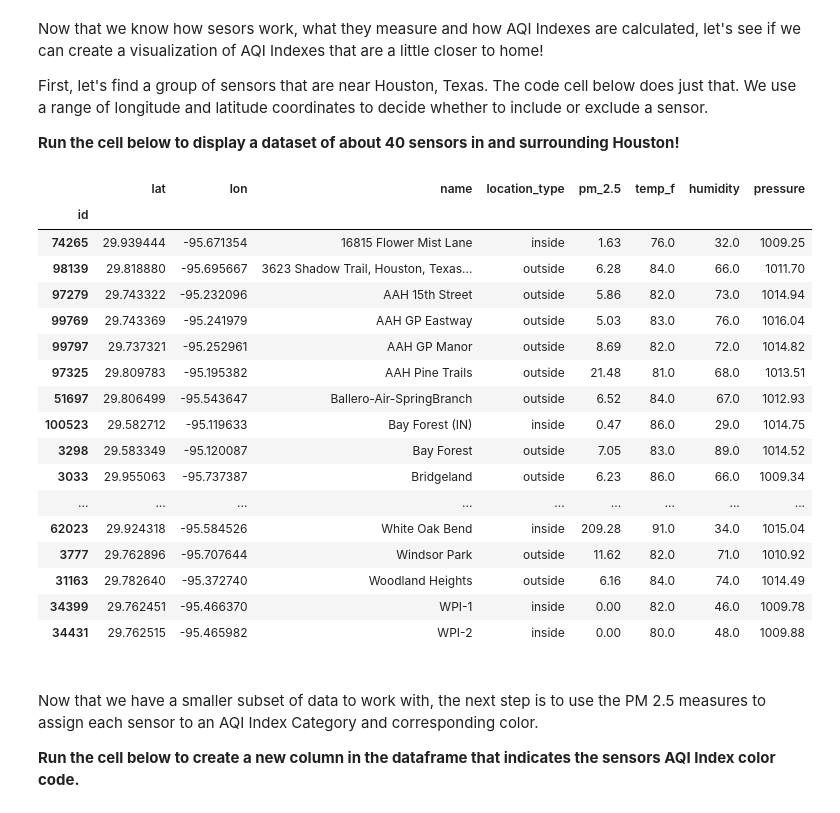
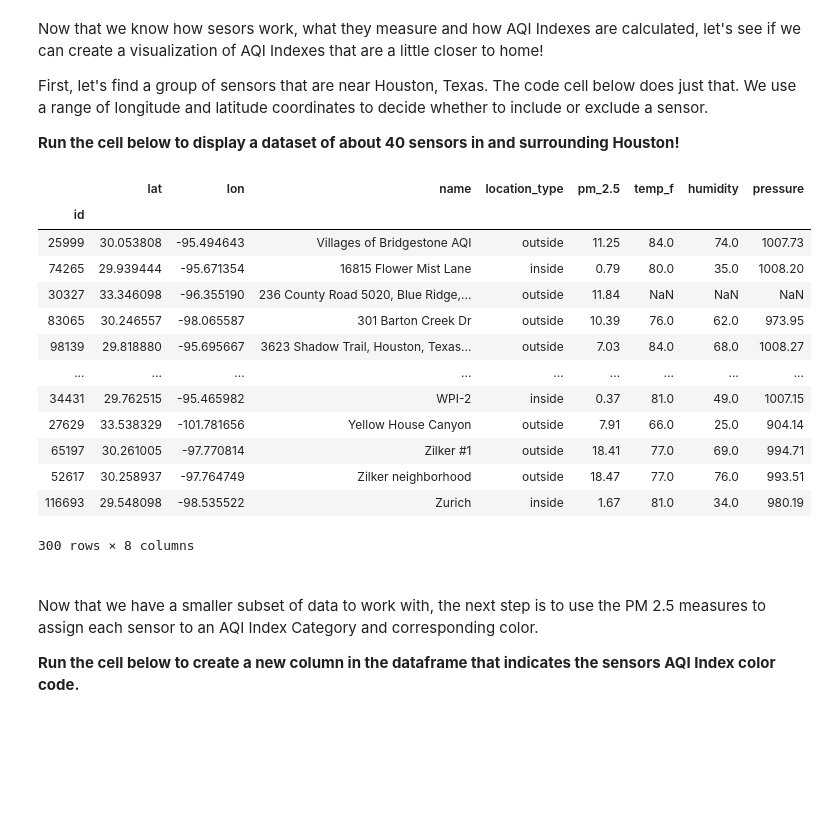
Before and after one commit to ds-modules/air-quality, a Jupyter notebook: Texas_AQI_no_code.ipynb, the cells around one changed output. Saved outputs shown, nothing was run; the diff lists cells and outputs as text; code cells hidden in the pictures; blank space fills up the shorter version.

```diff
--- a/Texas_AQI_no_code.ipynb
+++ b/Texas_AQI_no_code.ipynb
@@ -387,30 +260,24 @@ First, let's find a group of sensors that are near Houston, Texas. The code cell
 
 **Run the cell below to display a dataset of about 40 sensors in and surrounding Houston!**
 # %%
-## Houston, TX - Lat: 29.7604 / Lon: -95.3698
-
-houston_data = df.loc[(df["lat"] >= 29) & (df["lat"] <= 30) & (df["lon"] >= -96) & (df["lon"] <= -94)]
-houston_data = houston_data[["lat", "lon", "name", "location_type", "pm_2.5", "temp_f", "humidity", "pressure"]]
-houston_data
+TX_data = df.loc[(df["lat"] >= 25.9) & (df["lat"] <= 34.1) & (df["lon"] >= -104.9) & (df["lon"] <= -93.1)]
+TX_data = TX_data[["lat", "lon", "name", "location_type", "pm_2.5", "temp_f", "humidity", "pressure"]]
+TX_data
 # %% [output]
 |  | lat | lon | name | location_type | pm_2.5 | temp_f | humidity | pressure |
 | id |  |  |  |  |  |  |  |  |
-| 74265 | 29.939444 | -95.671354 | 16815 Flower Mist Lane | inside | 1.63 | 76.0 | 32.0 | 1009.25 |
-| 98139 | 29.818880 | -95.695667 | 3623 Shadow Trail, Houston, Texas... | outside | 6.28 | 84.0 | 66.0 | 1011.70 |
-| 97279 | 29.743322 | -95.232096 | AAH 15th Street | outside | 5.86 | 82.0 | 73.0 | 1014.94 |
-| 99769 | 29.743369 | -95.241979 | AAH GP Eastway | outside | 5.03 | 83.0 | 76.0 | 1016.04 |
-| 99797 | 29.737321 | -95.252961 | AAH GP Manor | outside | 8.69 | 82.0 | 72.0 | 1014.82 |
-| 97325 | 29.809783 | -95.195382 | AAH Pine Trails | outside | 21.48 | 81.0 | 68.0 | 1013.51 |
-| 51697 | 29.806499 | -95.543647 | Ballero-Air-SpringBranch | outside | 6.52 | 84.0 | 67.0 | 1012.93 |
-| 100523 | 29.582712 | -95.119633 | Bay Forest (IN) | inside | 0.47 | 86.0 | 29.0 | 1014.75 |
-| 3298 | 29.583349 | -95.120087 | Bay Forest | outside | 7.05 | 83.0 | 89.0 | 1014.52 |
-| 3033 | 29.955063 | -95.737387 | Bridgeland | outside | 6.23 | 86.0 | 66.0 | 1009.34 |
+| 25999 | 30.053808 | -95.494643 | Villages of Bridgestone AQI | outside | 11.25 | 84.0 | 74.0 | 1007.73 |
+| 74265 | 29.939444 | -95.671354 | 16815 Flower Mist Lane | inside | 0.79 | 80.0 | 35.0 | 1008.20 |
+| 30327 | 33.346098 | -96.355190 | 236 County Road 5020, Blue Ridge,... | outside | 11.84 | NaN | NaN | NaN |
+| 83065 | 30.246557 | -98.065587 | 301 Barton Creek Dr | outside | 10.39 | 76.0 | 62.0 | 973.95 |
+| 98139 | 29.818880 | -95.695667 | 3623 Shadow Trail, Houston, Texas... | outside | 7.03 | 84.0 | 68.0 | 1008.27 |
 | ... | ... | ... | ... | ... | ... | ... | ... | ... |
-| 62023 | 29.924318 | -95.584526 | White Oak Bend | inside | 209.28 | 91.0 | 34.0 | 1015.04 |
-| 3777 | 29.762896 | -95.707644 | Windsor Park | outside | 11.62 | 82.0 | 71.0 | 1010.92 |
-| 31163 | 29.782640 | -95.372740 | Woodland Heights | outside | 6.16 | 84.0 | 74.0 | 1014.49 |
-| 34399 | 29.762451 | -95.466370 | WPI-1 | inside | 0.00 | 82.0 | 46.0 | 1009.78 |
-| 34431 | 29.762515 | -95.465982 | WPI-2 | inside | 0.00 | 80.0 | 48.0 | 1009.88 |
+| 34431 | 29.762515 | -95.465982 | WPI-2 | inside | 0.37 | 81.0 | 49.0 | 1007.15 |
+| 27629 | 33.538329 | -101.781656 | Yellow House Canyon | outside | 7.91 | 66.0 | 25.0 | 904.14 |
+| 65197 | 30.261005 | -97.770814 | Zilker #1 | outside | 18.41 | 77.0 | 69.0 | 994.71 |
+| 52617 | 30.258937 | -97.764749 | Zilker neighborhood | outside | 18.47 | 77.0 | 76.0 | 993.51 |
+| 116693 | 29.548098 | -98.535522 | Zurich | inside | 1.67 | 81.0 | 34.0 | 980.19 |
+300 rows × 8 columns
 # %% [markdown]
 <br>
 
```
Also changed, not shown: parts of 36 cells of this notebook.
